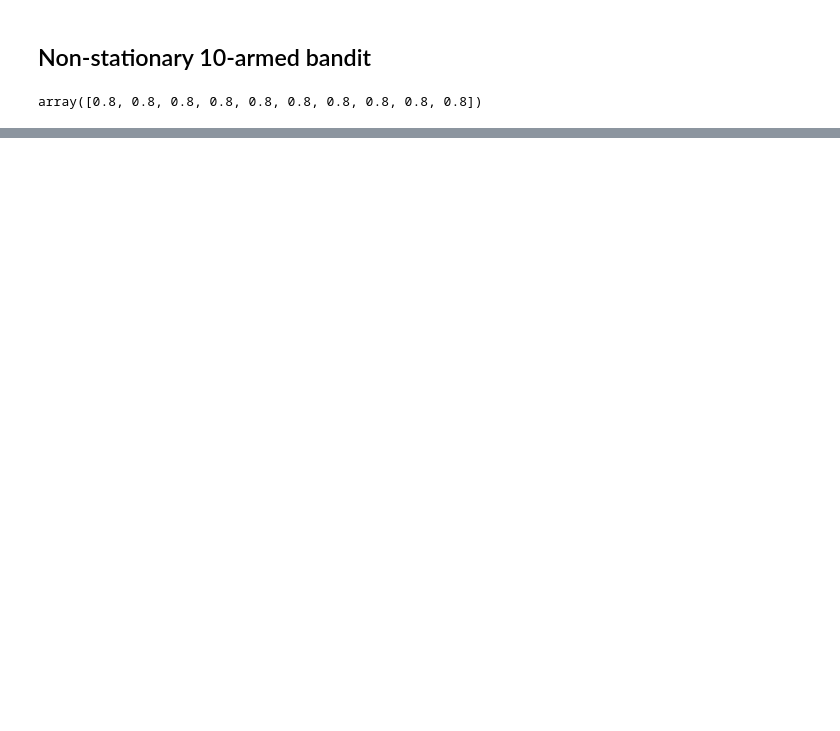
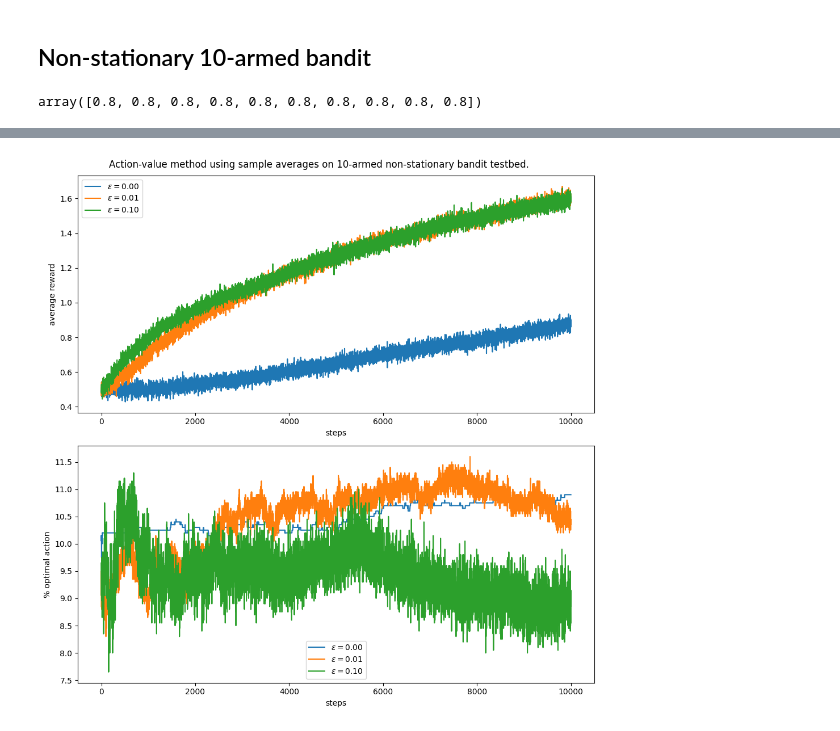
Before and after one commit to alex-ortan/RL_sutton_barto, a Jupyter notebook: ch2/k-armed_bandit_simulation.ipynb, the cells around one changed output, grey strips where cells are left out. Saved outputs shown, nothing was run; the diff lists cells and outputs as text; code cells hidden in the pictures; blank space fills up the shorter version.

```diff
--- a/ch2/k-armed_bandit_simulation.ipynb
+++ b/ch2/k-armed_bandit_simulation.ipynb
@@ -222,0 +189,17 @@ array([ 1.94075107,  1.21203059,  1.15275773,  1.88947678,  1.08033023,
+# %%
+%%time
+
+# Run 3000 runs for three different values of epsilon
+
+k = 10                         # number of arms in the bandit
+T = 10000                      # number of timesteps played
+epsilons = [0.0, 0.01, 0.1]
+R = 2000                        # number of runs to play in the simulation
+
+average_rewards = np.empty((len(epsilons), T))
+percent_optimal_actions = np.empty((len(epsilons), T))
+
+for i, epsilon in enumerate(epsilons):
+    average_rewards[i], percent_optimal_actions[i] = simulate(R, epsilon, T, k, q_true_mean = 0.5, q_true_var = 0, drift_var = 0.01)
+
+print("Average reward: ", np.mean(average_rewards, axis=1))
@@ -222,0 +210,23 @@ array([ 1.94075107,  1.21203059,  1.15275773,  1.88947678,  1.08033023,
+# %%
+plt.figure(figsize=(10, 10))
+plt.suptitle(f"Action-value method using sample averages on {k}-armed non-stationary bandit testbed.")
+
+plt.subplot(2, 1, 1)
+for i, epsilon in enumerate(epsilons):
+    plt.plot(average_rewards[i], label='$\\epsilon = %.02f$' % (epsilon))
+plt.xlabel('steps')
+plt.ylabel('average reward')
+plt.legend()
+
+plt.subplot(2, 1, 2)
+for i, epsilon in enumerate(epsilons):
+    plt.plot(percent_optimal_actions[i], label='$\\epsilon = %.02f$' % (epsilon))
+plt.xlabel('steps')
+plt.ylabel('% optimal action')
+plt.legend()
+
+plt.tight_layout()
+
+plt.savefig('../images/figure_2_2_ns.png')
+# %% [output]
+[figure, added]
```
Also changed, not shown: parts of 9 cells of this notebook, 3 other files.
